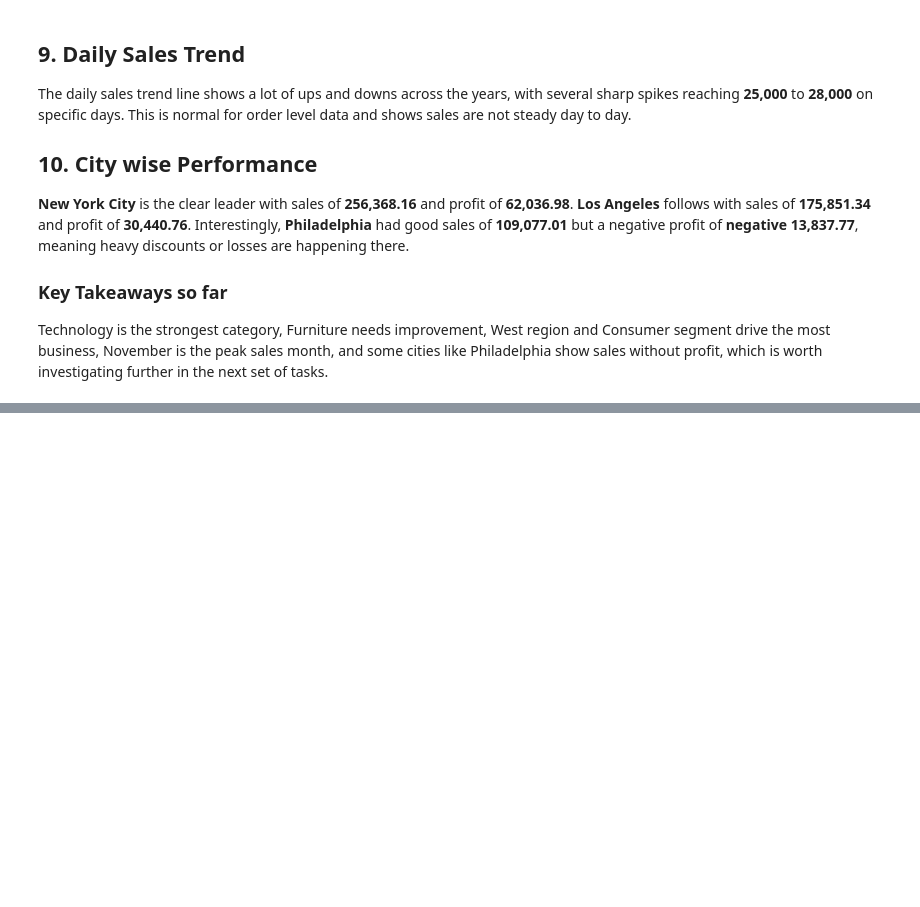
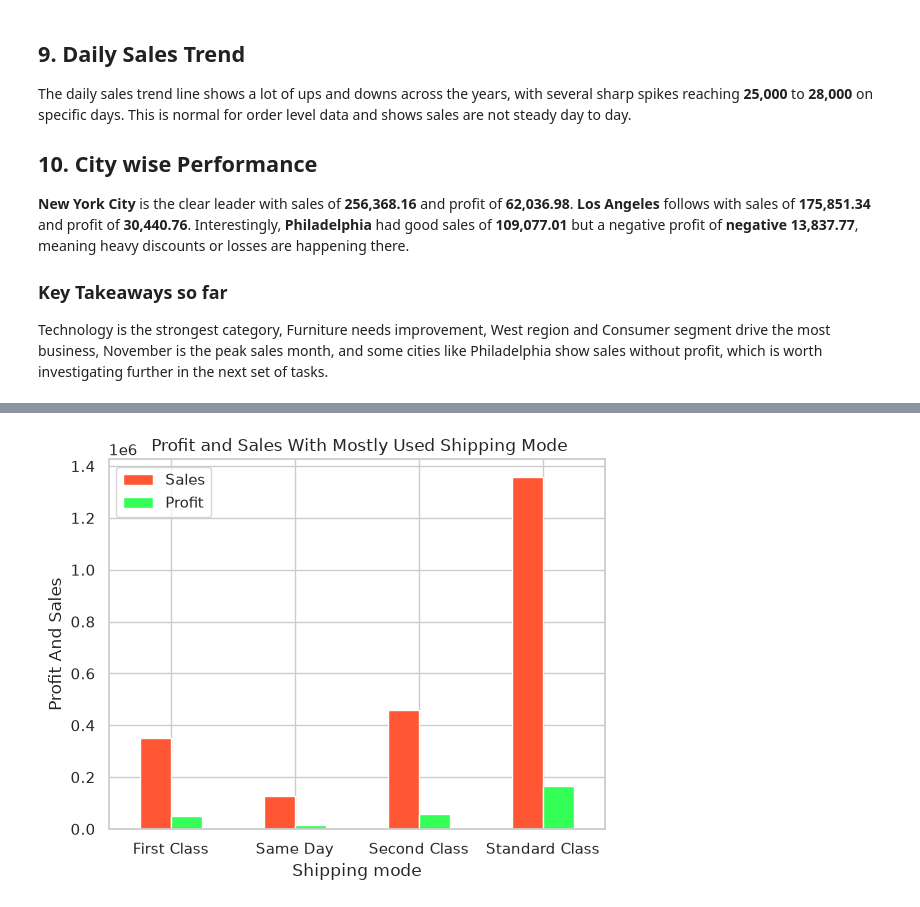
Before and after one commit to Fatima-Arain206/SOFTGROWTECH_INTERNSHIP_FINAL_PROJECT, a Jupyter notebook: Bussiness_DataAnalysisProject/Bussiness_Analysis.ipynb, the cells around one changed output, grey strips where cells are left out. Saved outputs shown, nothing was run; the diff lists cells and outputs as text; code cells hidden in the pictures; blank space fills up the shorter version.

```diff
--- a/Bussiness_DataAnalysisProject/Bussiness_Analysis.ipynb
+++ b/Bussiness_DataAnalysisProject/Bussiness_Analysis.ipynb
@@ -358,0 +451,9 @@ Technology is the strongest category, Furniture needs improvement, West region a
+# %%
+df.groupby(['Ship Mode'])[['Sales','Profit']].sum().plot(kind='bar',color=colors)
+plt.title(' Profit and Sales With Mostly Used Shipping Mode')
+plt.ylabel('Profit And Sales')
+plt.xlabel('Shipping mode')
+plt.xticks(rotation=0)
+plt.show()
+# %% [output]
+[figure, added]
```
Also changed, not shown: parts of 16 cells of this notebook.
